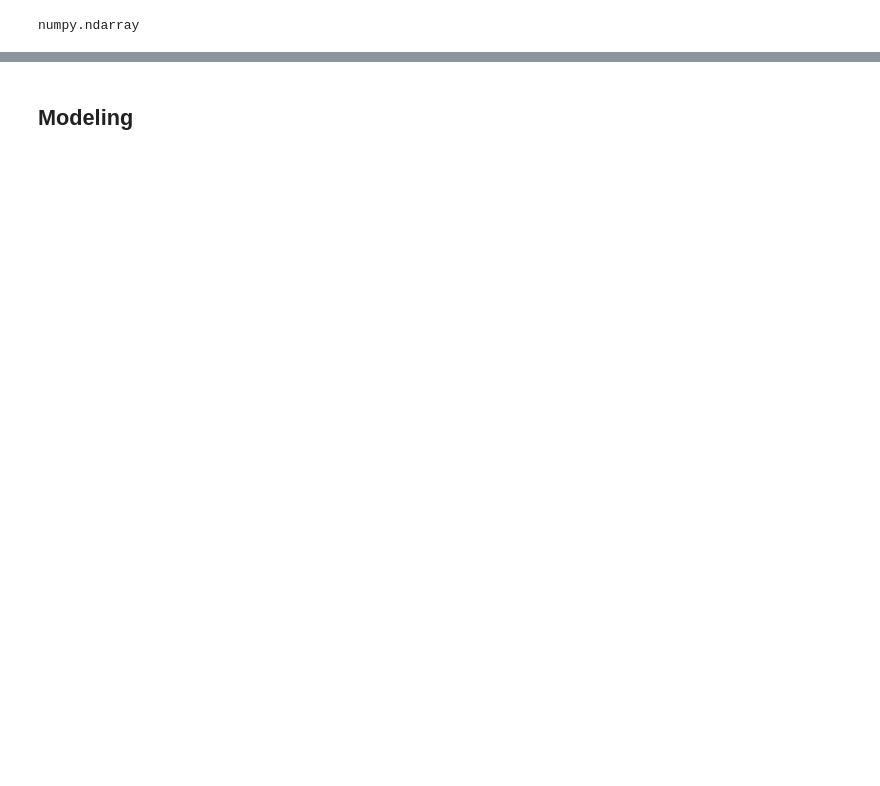
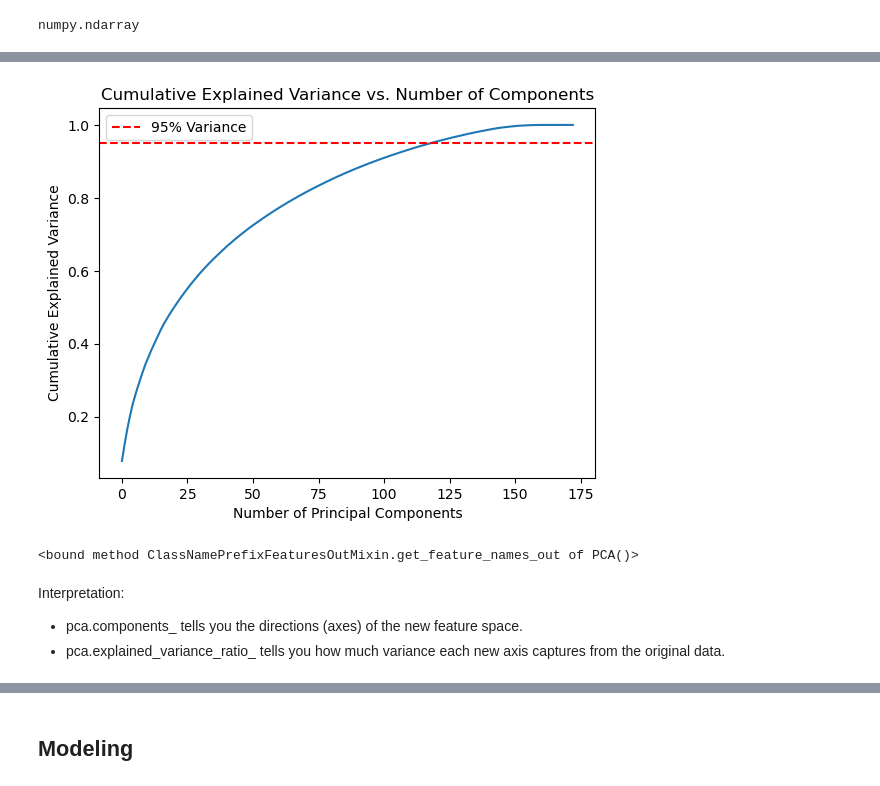
Before and after one commit to Aishwarya-Karwal/ds-project-from-scratch, a Jupyter notebook: Modeling.ipynb, the cells around one changed output, grey strips where cells are left out. Drawn from its saved outputs; the diff is of its cells as text; code cells hidden in the pictures; blank space fills up the shorter version.

```diff
--- a/Modeling.ipynb
+++ b/Modeling.ipynb
@@ -194,0 +312,3 @@ Index(['job_description_Bachelor’s degree in computer science, Statistics, Mat
+# %%
+subset = xtrain.drop(columns=['rating', 'age']).reset_index(drop=True)
+subset2 = xtest.drop(columns=['rating', 'age']).reset_index(drop=True)
@@ -194,0 +319,3 @@ Index(['job_description_Bachelor’s degree in computer science, Statistics, Mat
+# %%
+final_train_x = pd.concat([scaled_train_X,subset], axis = 1)#.shape
+final_test_x = pd.concat([scaled_test_X,subset2], axis = 1)#.shape
@@ -194,0 +334,6 @@ Index(['job_description_Bachelor’s degree in computer science, Statistics, Mat
+# %%
+pca = PCA(n_components = None) # None by default takes min(nsamples, nfeatures)-1
+xtrain_pca = pca.fit_transform(final_train_x)
+xtest_pca = pca.transform(final_test_x)
+
+pca.explained_variance_ratio_.shape
@@ -194,0 +346,2 @@ Index(['job_description_Bachelor’s degree in computer science, Statistics, Mat
+# %%
+cumulative_variance = np.cumsum(pca.explained_variance_ratio_)
@@ -194,0 +368,21 @@ Index(['job_description_Bachelor’s degree in computer science, Statistics, Mat
+# %%
+plt.plot(cumulative_variance)
+plt.xlabel("Number of Principal Components")
+plt.ylabel("Cumulative Explained Variance")
+plt.title("Cumulative Explained Variance vs. Number of Components")
+plt.axhline(y=0.95, color='r', linestyle='--', label='95% Variance')
+plt.legend()
+plt.show()
+# %% [output]
+[figure, added]
+# %%
+# The PCA object in scikit-learn doesn't inherently provide feature names using get_feature_names_out().
+# PCA operates on transformed data, where the original feature names lose their meaning
+# because PCA creates principal components, which are linear combinations of the original features.
+pca.get_feature_names_out
+# %% [output]
+<bound method ClassNamePrefixFeaturesOutMixin.get_feature_names_out of PCA()>
+# %% [markdown]
+Interpretation:
+- pca.components_ tells you the directions (axes) of the new feature space.
+- pca.explained_variance_ratio_ tells you how much variance each new axis captures from the original data.
```
Also changed, not shown: parts of 123 cells of this notebook, 11 other files.
